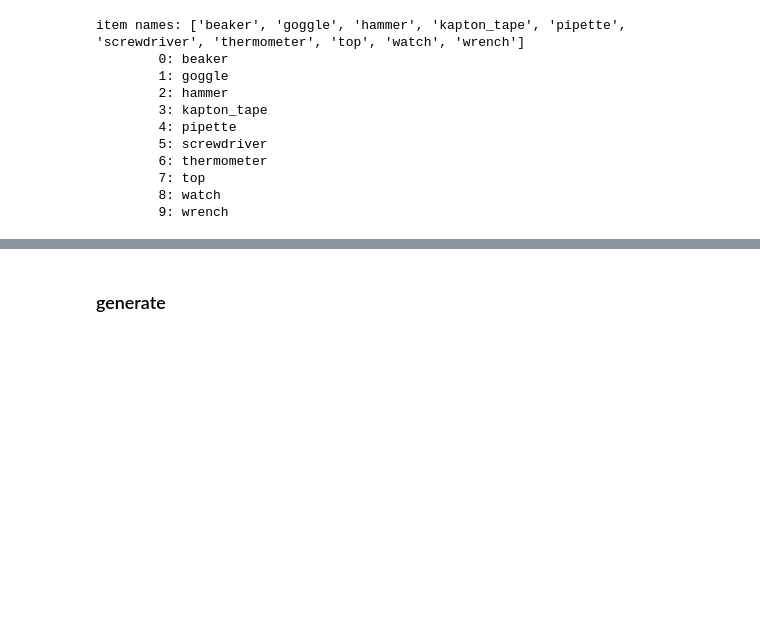
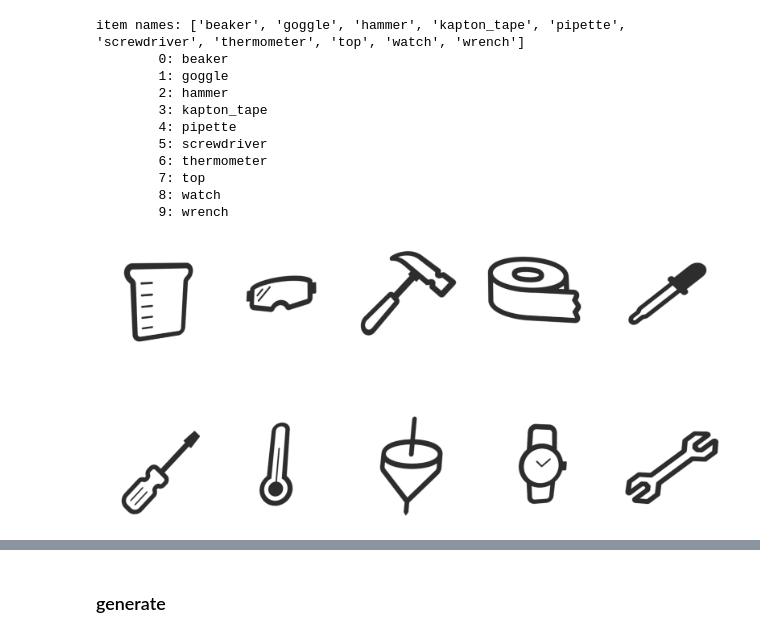
Before and after one commit to MeowOhMeow/CHIPI-CHIPI-CHAPA-CHAPA-DUBI-DUBI-DABA-DABA, a Jupyter notebook: YOLO/yolo.ipynb, the cells around one changed output, grey strips where cells are left out. Saved outputs shown, nothing was run; the diff lists cells and outputs as text; code cells hidden in the pictures; blank space fills up the shorter version.

```diff
--- a/YOLO/yolo.ipynb
+++ b/YOLO/yolo.ipynb
@@ -129,3 +136,37 @@ item names: ['beaker', 'goggle', 'hammer', 'kapton_tape', 'pipette', 'screwdrive
         7: top
         8: watch
         9: wrench
+# %%
+import cv2
+import numpy as np
+import random
+
+
+def get_perspective_mat(width, height, temp=0.1):
+    src_pts = np.array([[0, 0], [width, 0], [width, height], [0, height]], dtype=np.float32)
+    dst_pts = np.array([[0, 0], [width, 0], [width, height], [0, height]], dtype=np.float32)
+    for i in range(4):
+        dst_pts[i] += random.uniform(-temp, temp) * width
+    perspective_mat = cv2.getPerspectiveTransform(src_pts, dst_pts)
+    return perspective_mat
+
+def adjust_perpective(image, width, height):
+    image = np.array(image)
+    image = cv2.warpPerspective(
+        image, get_perspective_mat(width, height), (width, height)
+    )
+    return image
+
+
+item_width, item_height = 478, 478
+
+# show transformed images
+plt.subplots(2, 5, figsize=(20, 10))
+for i, image in enumerate(images[:10]):
+    img = Image.open(os.path.join(item_image_dir, image))
+    img = adjust_perpective(img, item_width, item_height)
+    plt.subplot(2, 5, i+1)
+    plt.imshow(img)
+    plt.axis('off')
+# %% [output]
+[figure, added]
```
Also changed, not shown: parts of 16 cells of this notebook.
